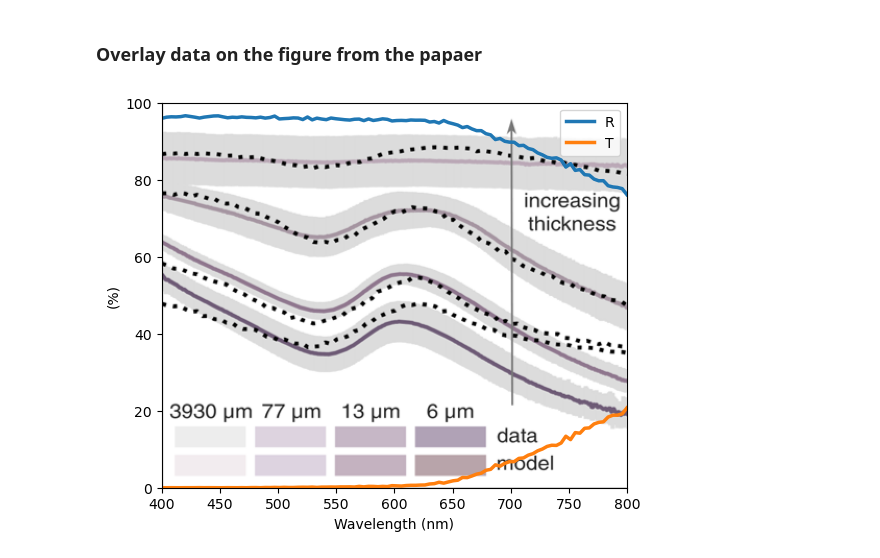
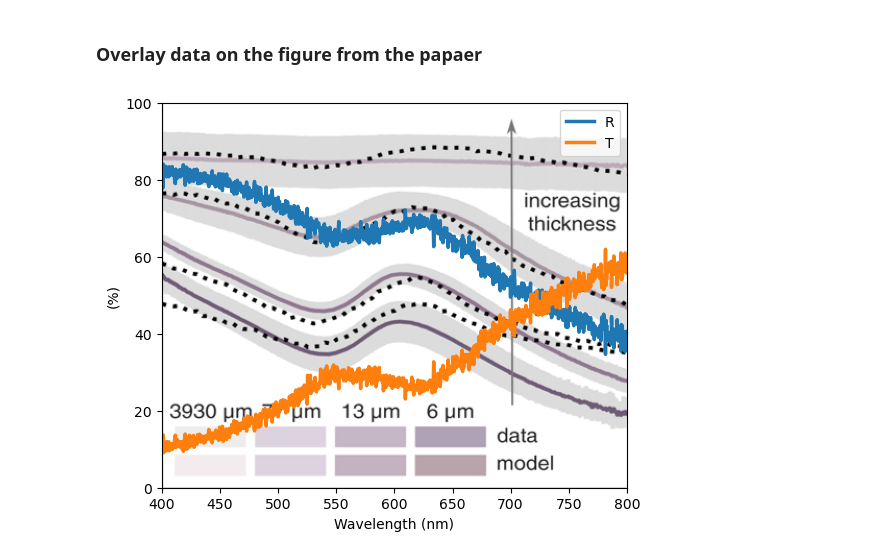
Before and after one commit to Jaehun-Kim-Brian/MonteCarloPhG, a Jupyter notebook: sim_class_valid.ipynb, the cells around one changed output. Drawn from its saved outputs; the diff is of its cells as text; code cells hidden in the pictures.

```diff
--- a/sim_class_valid.ipynb
+++ b/sim_class_valid.ipynb
@@ -570,7 +648,7 @@ ratio surf/norm = 0.05757064697956077
 ### 전 파장 시뮬레이션
 # %%
 theta_array = np.linspace(0.01, np.pi - 0.01, 700)
-wvls_test = np.linspace(0.400, 0.800, 21)
+wvls_test = np.linspace(0.400, 0.800, 1000)
 
 R, T, A, diags = sim.run_simulation(
     wvls=wvls_test,
@@ -582,9 +660,9 @@ R, T, A, diags = sim.run_simulation(
 )
 
 plt.figure(figsize=(7, 4))
-plt.plot(wvls_test * 1000, R, marker="o", label="R")
-plt.plot(wvls_test * 1000, T, marker="o", label="T")
-plt.plot(wvls_test * 1000, A, marker="o", label="A")
+plt.plot(wvls_test * 1000, R, label="R")
+plt.plot(wvls_test * 1000, T, label="T")
+plt.plot(wvls_test * 1000, A, label="A")
 plt.xlabel("Wavelength [nm]")
 plt.ylabel("Fraction")
 plt.title("MC spectrum test: 77 µm film")
@@ -711,30 +791,30 @@ mc_77um_test.npz is successfully saved!
 # %%
 import numpy as np
 import matplotlib.pyplot as plt
 from PIL import Image
 
-data = np.load(f"{filename}.npz")
+'''data = np.load(f"{filename}.npz")
 R = data["reflectance"]
 T = data["transmittance"]
 A = data["absorbance"]
-wvls = data["wavelengths"]
+wvls = data["wavelengths"]'''
 
 # Load Background Image
 img = Image.open("figure3c.png")
 
 fig, ax = plt.subplots(figsize=(6, 5))
 
 # Put Reference Image at the background
 ax.imshow(img, extent=[400, 800, 0, 100], aspect="auto")
 
 # Overlay my graph
-ax.plot(wvls*1000, R*100, linewidth=2.5, label="R")
-ax.plot(wvls*1000, T*100, linewidth=2.5, label="T")
+ax.plot(wvls_test*1000, R*100, linewidth=2.5, label="R")
+ax.plot(wvls_test*1000, T*100, linewidth=2.5, label="T")
 ax.set_xlim(400, 800)
 ax.set_ylim(0, 100)
 ax.set_xlabel("Wavelength (nm)")
 ax.set_ylabel("(%)")
 ax.legend()
 plt.show()
 # %% [output]
-[figure, old version]
+[figure, new version]
```
Also changed, not shown: parts of 20 cells of this notebook, 2 other files.
